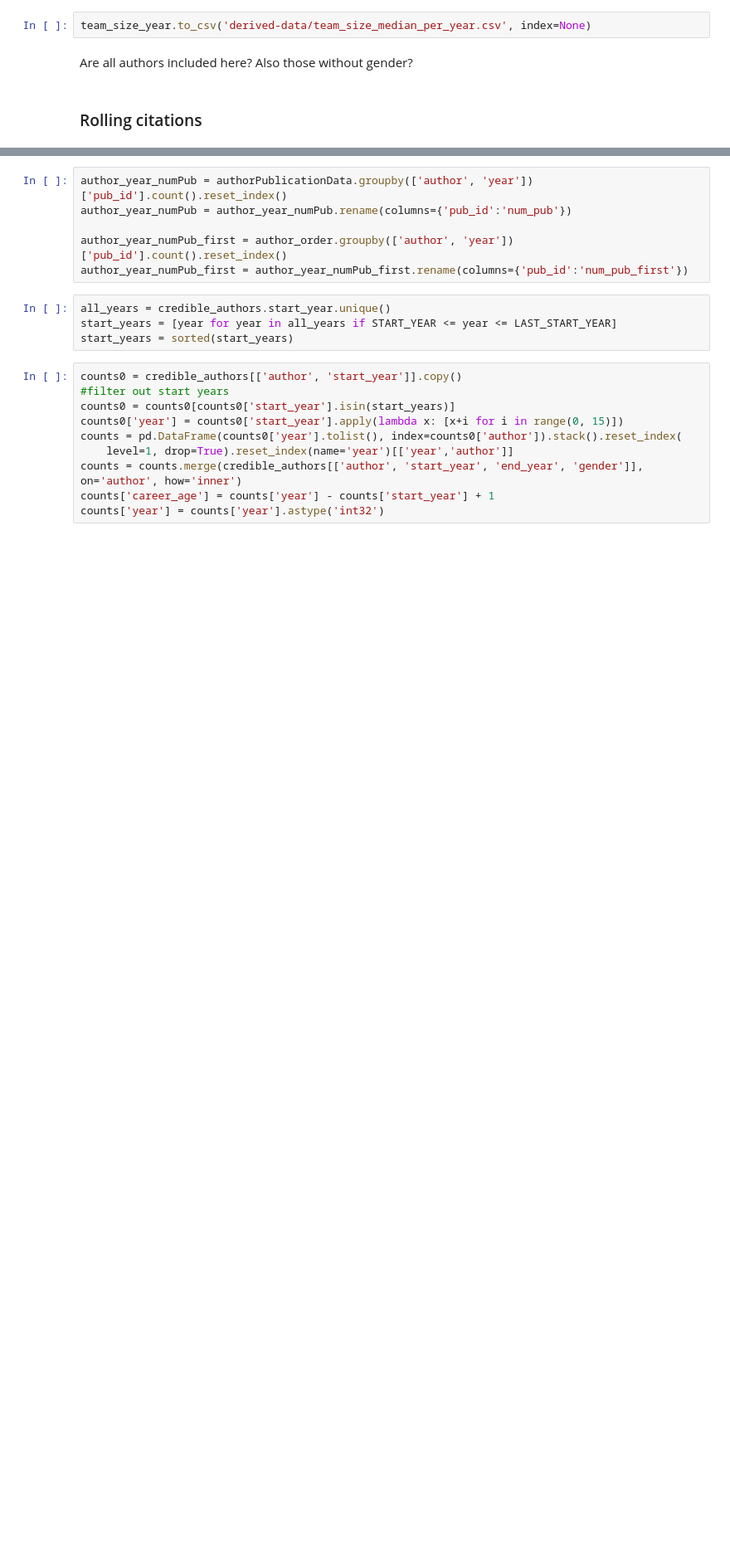
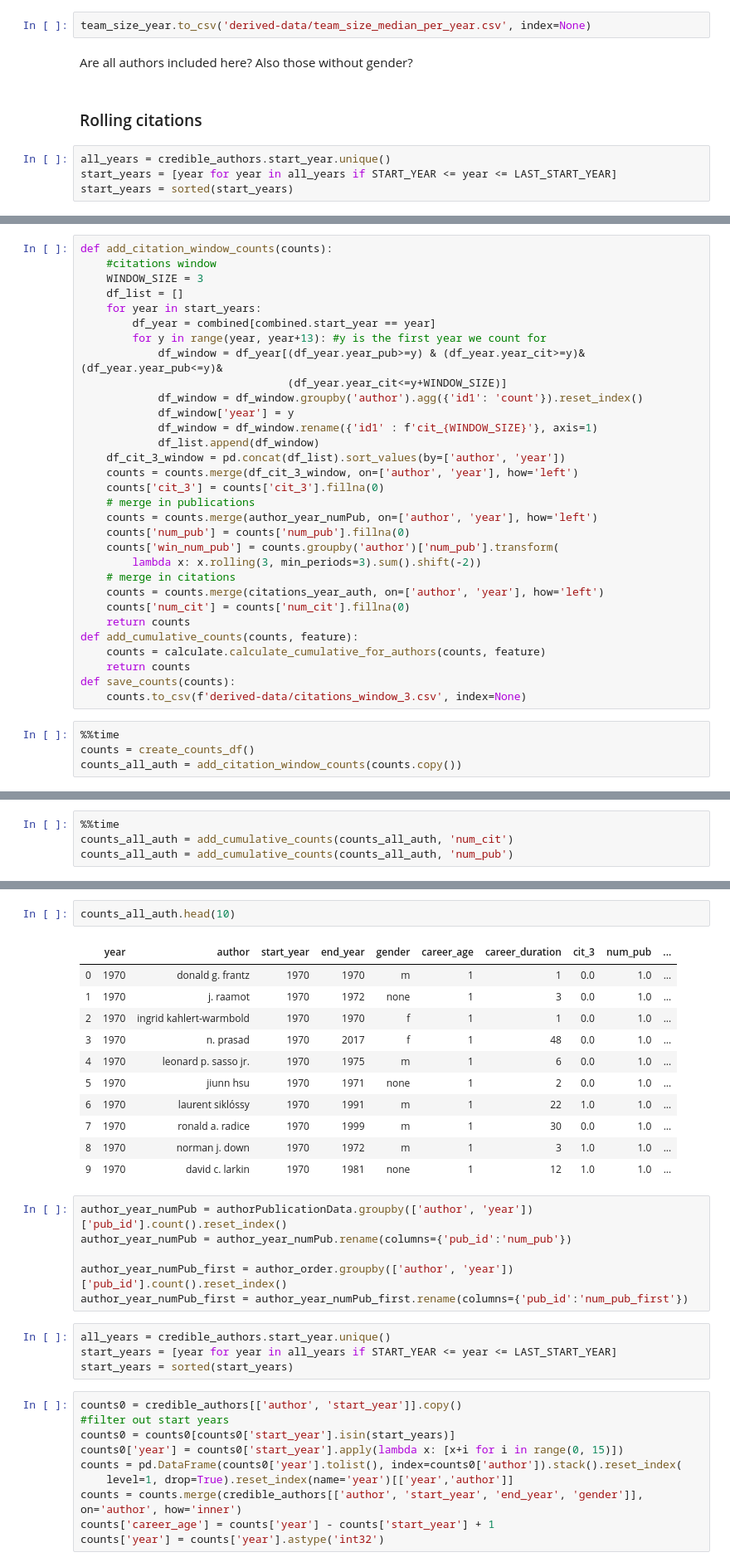
Before and after one commit to gesiscss/inequality, a Jupyter notebook: 0.Data Preprocessing.ipynb, the cells around one changed output, grey strips where cells are left out. Shown at 83% size. Drawn from its saved outputs; the diff is of its cells as text; blank space fills up the shorter version.

Commit message:
refactor of counts df

```diff
--- a/0.Data Preprocessing.ipynb
+++ b/0.Data Preprocessing.ipynb
@@ -549,3 +563,7 @@ team_size_year.to_csv('derived-data/team_size_median_per_year.csv', index=None)
 Are all authors included here? Also those without gender?
 # %% [markdown]
 ### Rolling citations
+# %%
+all_years = credible_authors.start_year.unique()
+start_years = [year for year in all_years if START_YEAR <= year <= LAST_START_YEAR]
+start_years = sorted(start_years)
@@ -551,0 +586,35 @@ Are all authors included here? Also those without gender?
+# %%
+def add_citation_window_counts(counts):
+    #citations window
+    WINDOW_SIZE = 3
+    df_list = []
+    for year in start_years:
+        df_year = combined[combined.start_year == year]
+        for y in range(year, year+13): #y is the first year we count for
+            df_window = df_year[(df_year.year_pub>=y) & (df_year.year_cit>=y)& (df_year.year_pub<=y)&
+                                (df_year.year_cit<=y+WINDOW_SIZE)]
+            df_window = df_window.groupby('author').agg({'id1': 'count'}).reset_index()
+            df_window['year'] = y
+            df_window = df_window.rename({'id1' : f'cit_{WINDOW_SIZE}'}, axis=1)
+            df_list.append(df_window)
+    df_cit_3_window = pd.concat(df_list).sort_values(by=['author', 'year'])
+    counts = counts.merge(df_cit_3_window, on=['author', 'year'], how='left')
+    counts['cit_3'] = counts['cit_3'].fillna(0)
+    # merge in publications
+    counts = counts.merge(author_year_numPub, on=['author', 'year'], how='left')
+    counts['num_pub'] = counts['num_pub'].fillna(0)
+    counts['win_num_pub'] = counts.groupby('author')['num_pub'].transform(
+        lambda x: x.rolling(3, min_periods=3).sum().shift(-2))
+    # merge in citations
+    counts = counts.merge(citations_year_auth, on=['author', 'year'], how='left')
+    counts['num_cit'] = counts['num_cit'].fillna(0)
+    return counts
+def add_cumulative_counts(counts, feature):
+    counts = calculate.calculate_cumulative_for_authors(counts, feature)
+    return counts
+def save_counts(counts):
+    counts.to_csv(f'derived-data/citations_window_3.csv', index=None)
+# %%
+%%time
+counts = create_counts_df()
+counts_all_auth = add_citation_window_counts(counts.copy())
@@ -551,0 +624,4 @@ Are all authors included here? Also those without gender?
+# %%
+%%time
+counts_all_auth = add_cumulative_counts(counts_all_auth, 'num_cit')
+counts_all_auth = add_cumulative_counts(counts_all_auth, 'num_pub')
@@ -552,3 +631,17 @@ Are all authors included here? Also those without gender?
+# %%
+counts_all_auth.head(10)
+# %% [output]
+|  | year | author | start_year | end_year | gender | career_age | career_duration | cit_3 | num_pub | ... |
+| 0 | 1970 | donald g. frantz | 1970 | 1970 | m | 1 | 1 | 0.0 | 1.0 | ... |
+| 1 | 1970 | j. raamot | 1970 | 1972 | none | 1 | 3 | 0.0 | 1.0 | ... |
+| 2 | 1970 | ingrid kahlert-warmbold | 1970 | 1970 | f | 1 | 1 | 0.0 | 1.0 | ... |
+| 3 | 1970 | n. prasad | 1970 | 2017 | f | 1 | 48 | 0.0 | 1.0 | ... |
+| 4 | 1970 | leonard p. sasso jr. | 1970 | 1975 | m | 1 | 6 | 0.0 | 1.0 | ... |
+| 5 | 1970 | jiunn hsu | 1970 | 1971 | none | 1 | 2 | 0.0 | 1.0 | ... |
+| 6 | 1970 | laurent siklóssy | 1970 | 1991 | m | 1 | 22 | 1.0 | 1.0 | ... |
+| 7 | 1970 | ronald a. radice | 1970 | 1999 | m | 1 | 30 | 0.0 | 1.0 | ... |
+| 8 | 1970 | norman j. down | 1970 | 1972 | m | 1 | 3 | 1.0 | 1.0 | ... |
+| 9 | 1970 | david c. larkin | 1970 | 1981 | none | 1 | 12 | 1.0 | 1.0 | ... |
 # %%
 author_year_numPub = authorPublicationData.groupby(['author', 'year'])['pub_id'].count().reset_index()
 author_year_numPub = author_year_numPub.rename(columns={'pub_id':'num_pub'})
```
Also changed, not shown: parts of 12 cells of this notebook.
